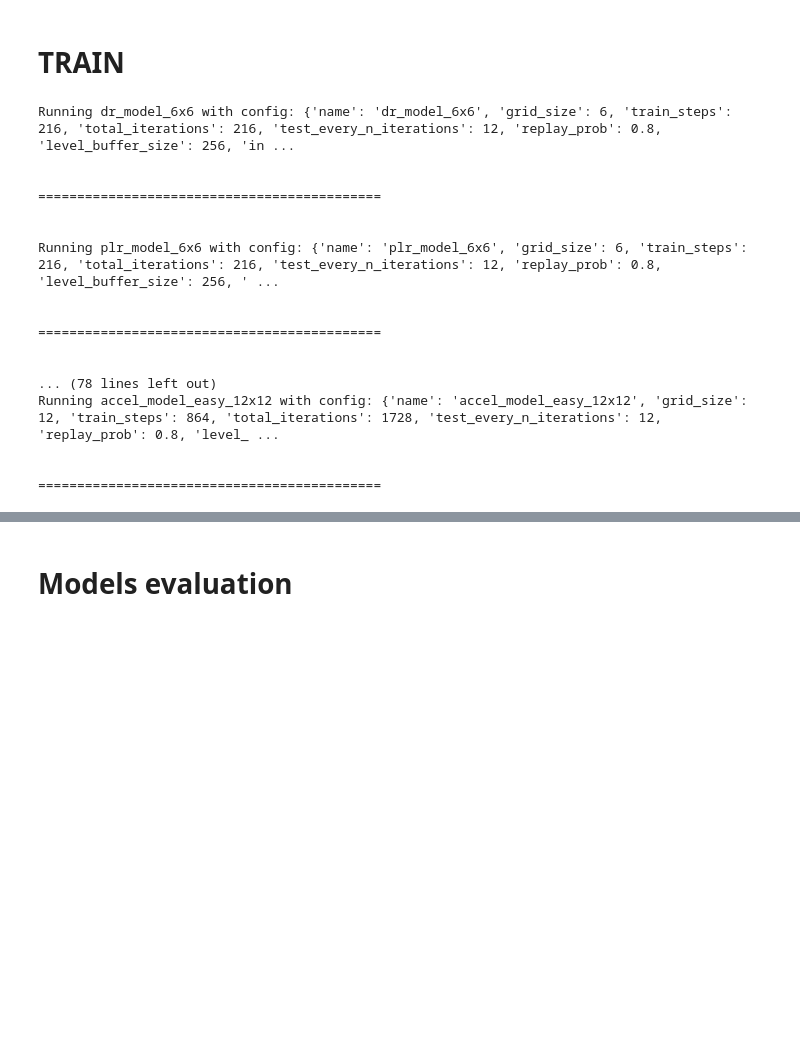
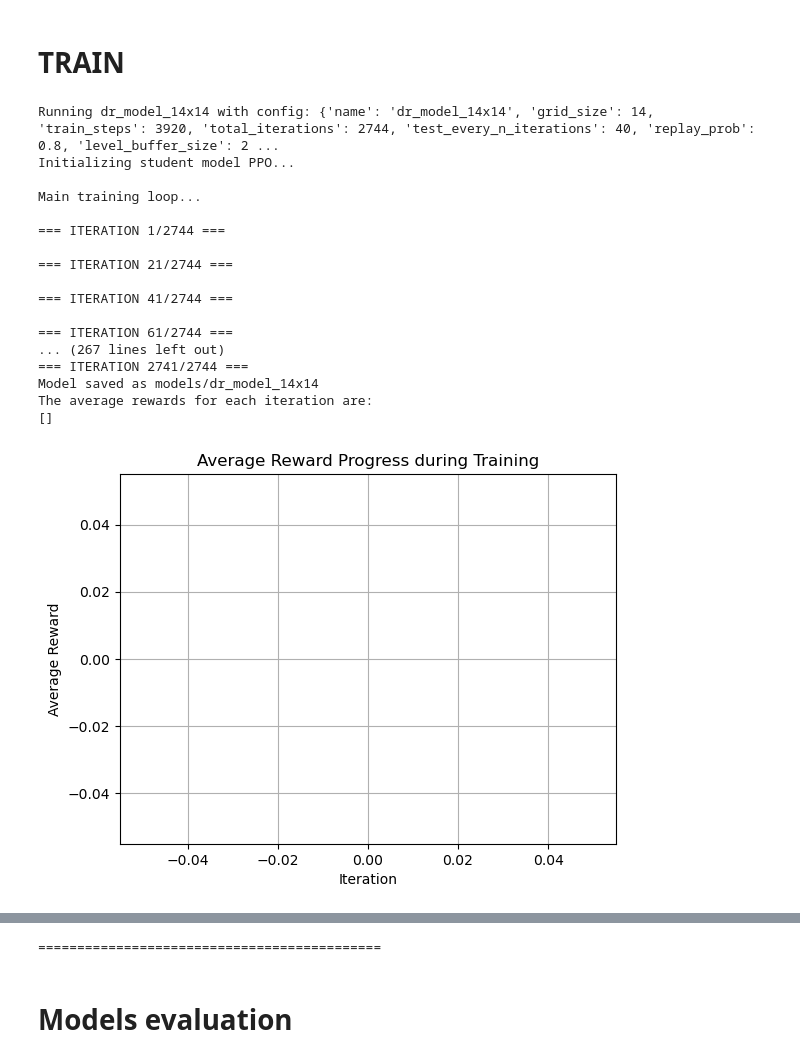
Before and after one commit to noostale/accel-adaptive-rl-env-curricula, a Jupyter notebook: accel_final.ipynb, the cells around one changed output, grey strips where cells are left out. Saved outputs shown, nothing was run; the diff lists cells and outputs as text; code cells hidden in the pictures; blank space fills up the shorter version.

```diff
--- a/accel_final.ipynb
+++ b/accel_final.ipynb
@@ -815,10 +818,6 @@ Using device: cpu
 # TRAIN
 # %%
 import json
-import dataclasses
-import copy
-from dataclasses import dataclass, asdict
-
 
 @dataclass
 class Config:
@@ -834,75 +833,76 @@ class Config:
     level_buffer_size: int = 256
     initial_fill_size: int = 128
     regret_threshold: float = 0.00
-    n_envs: int = 6
+    n_envs: int = 20
     test_on_levels: int = 100
     edit_levels: bool = True
     easy_start: bool = True
     domain_randomization: bool = False
-    lr: float = 1e-3
+    lr: float = 1e-4
     batch_size: int = 128
 
     def update_dependent_params(self):
         """Recalculate dynamic parameters after updating grid_size."""
         self.train_steps = self.grid_size * self.grid_size * self.n_envs  # grid_size^2 * n_envs
         self.test_every_n_iterations = self.n_envs * 2  # test every n_envs * 2 iterations
-        self.total_iterations = self.grid_size * self.grid_size * self.grid_size  # grid_size^3
+        self.total_iterations = self.grid_size * self.grid_size * self.grid_size
 
 
 if __name__ == "__main__":
     base_config = Config()  # elements are set to default values and dynamically calculated
 
-    # Define different configurations
+    # Define different configuration
     configs = [
-        {"name": f"dr_model_6x6", "domain_randomization": True, "edit_levels": False, "easy_start": False, "grid_size": 6},
-        {"name": f"plr_model_6x6", "domain_randomization": False, "edit_levels": False, "easy_start": False, "grid_size": 6},
-        {"name": f"accel_model_6x6", "domain_randomization": False, "edit_levels": True, "easy_start": False, "grid_size": 6},
-        {"name": f"accel_model_easy_6x6", "domain_randomization": False, "edit_levels": True, "easy_start": True, "grid_size": 6},
-        {"name": f"dr_model_8x8", "domain_randomization": True, "edit_levels": False, "easy_start": False, "grid_size": 8},
-        {"name": f"plr_model_8x8", "domain_randomization": False, "edit_levels": False, "easy_start": False, "grid_size": 8},
-        {"name": f"accel_model_8x8", "domain_randomization": False, "edit_levels": True, "easy_start": False, "grid_size": 8},
-        {"name": f"accel_model_easy_8x8", "domain_randomization": False, "edit_levels": True, "easy_start": True, "grid_size": 8},
-        {"name": f"dr_model_10x10", "domain_randomization": True, "edit_levels": False, "easy_start": False, "grid_size": 10},
-        {"name": f"plr_model_10x10", "domain_randomization": False, "edit_levels": False, "easy_start": False, "grid_size": 10},
-        {"name": f"accel_model_10x10", "domain_randomization": False, "edit_levels": True, "easy_start": False, "grid_size": 10},
-        {"name": f"accel_model_easy_10x10", "domain_randomization": False, "edit_levels": True, "easy_start": True, "grid_size": 10},
-        {"name": f"dr_model_12x12", "domain_randomization": True, "edit_levels": False, "easy_start": False, "grid_size": 12},
-        {"name": f"plr_model_12x12", "domain_randomization": False, "edit_levels": False, "easy_start": False, "grid_size": 12},
-        {"name": f"accel_model_12x12", "domain_randomization": False, "edit_levels": True, "easy_start": False, "grid_size": 12},
-        {"name": f"accel_model_easy_12x12", "domain_randomization": False, "edit_levels": True, "easy_start": True, "grid_size": 12},
+        #{"name": f"dr_model_6x6", "domain_randomization": True, "edit_levels": False, "easy_start": False, "grid_size": 6},
+        #{"name": f"plr_model_6x6", "domain_randomization": False, "edit_levels": False, "easy_start": False, "grid_size": 6},
+        #{"name": f"accel_model_6x6", "domain_randomization": False, "edit_levels": True, "easy_start": False, "grid_size": 6},
+        #{"name": f"accel_model_easy_6x6", "domain_randomization": False, "edit_levels": True, "easy_start": True, "grid_size": 6},
+        #{"name": f"dr_model_8x8", "domain_randomization": True, "edit_levels": False, "easy_start": False, "grid_size": 8},
+        #{"name": f"plr_model_8x8", "domain_randomization": False, "edit_levels": False, "easy_start": False, "grid_size": 8},
+        #{"name": f"accel_model_8x8", "domain_randomization": False, "edit_levels": True, "easy_start": False, "grid_size": 8},
+        #{"name": f"accel_model_easy_8x8", "domain_randomization": False, "edit_levels": True, "easy_start": True, "grid_size": 8},
+        #{"name": f"dr_model_10x10", "domain_randomization": True, "edit_levels": False, "easy_start": False, "grid_size": 10},
+        #{"name": f"plr_model_10x10", "domain_randomization": False, "edit_levels": False, "easy_start": False, "grid_size": 10},
+        #{"name": f"accel_model_10x10", "domain_randomization": False, "edit_levels": True, "easy_start": False, "grid_size": 10},
+        #{"name": f"accel_model_easy_10x10", "domain_randomization": False, "edit_levels": True, "easy_start": True, "grid_size": 10},
+        {"name": f"dr_model_14x14", "domain_randomization": True, "edit_levels": False, "easy_start": False, "grid_size": 14},
+        #{"name": f"plr_model_14x14", "domain_randomization": False, "edit_levels": False, "easy_start": False, "grid_size": 14},
+        {"name": f"accel_model_14x14", "domain_randomization": False, "edit_levels": True, "easy_start": False, "grid_size": 14},
+        #{"name": f"accel_model_easy_14x14", "domain_randomization": False, "edit_levels": True, "easy_start": True, "grid_size": 14},
     ]
 
     # Run models with different configurations
     for config_updates in configs:
         config = copy.deepcopy(base_config)  # Ensure each config is independent
 
         # Update attributes and recalculate dependent parameters
         for key, value in config_updates.items():
             setattr(config, key, value)
         config.update_dependent_params()  # Ensure recalculated values reflect changes
 
         # Save the dataclass as a dictionary
         with open(f"models/{config.name}.json", "w") as f:
             json.dump(asdict(config), f)
 
         print(f"Running {config.name} with config: {asdict(config)}")
-        # main_accel_parallel(**asdict(config))
+        main_accel_parallel(**asdict(config))
         print("\n\n============================================\n\n")
 # %% [output]
-Running dr_model_6x6 with config: {'name': 'dr_model_6x6', 'grid_size': 6, 'train_steps': 216, 'total_iterations': 216, 'test_every_n_iterations': 12, 'replay_prob': 0.8, 'level_buffer_size': 256, 'in ...
+Running dr_model_14x14 with config: {'name': 'dr_model_14x14', 'grid_size': 14, 'train_steps': 3920, 'total_iterations': 2744, 'test_every_n_iterations': 40, 'replay_prob': 0.8, 'level_buffer_size': 2 ...
+Initializing student model PPO...
 
+Main training loop...
 
-============================================
+=== ITERATION 1/2744 ===
 
+=== ITERATION 21/2744 ===
 
-Running plr_model_6x6 with config: {'name': 'plr_model_6x6', 'grid_size': 6, 'train_steps': 216, 'total_iterations': 216, 'test_every_n_iterations': 12, 'replay_prob': 0.8, 'level_buffer_size': 256, ' ...
+=== ITERATION 41/2744 ===
 
-
-============================================
-
-
-... (78 lines left out)
-Running accel_model_easy_12x12 with config: {'name': 'accel_model_easy_12x12', 'grid_size': 12, 'train_steps': 864, 'total_iterations': 1728, 'test_every_n_iterations': 12, 'replay_prob': 0.8, 'level_ ...
-
-
-============================================
+=== ITERATION 61/2744 ===
+... (267 lines left out)
+=== ITERATION 2741/2744 ===
+Model saved as models/dr_model_14x14
+The average rewards for each iteration are:
+[]
+[figure, added]
@@ -909,3 +944,4 @@ Running accel_model_easy_12x12 with config: {'name': 'accel_model_easy_12x12', '
+============================================
 # %% [markdown]
 # Models evaluation
 # %%
```
Also changed, not shown: parts of 7 cells of this notebook.
